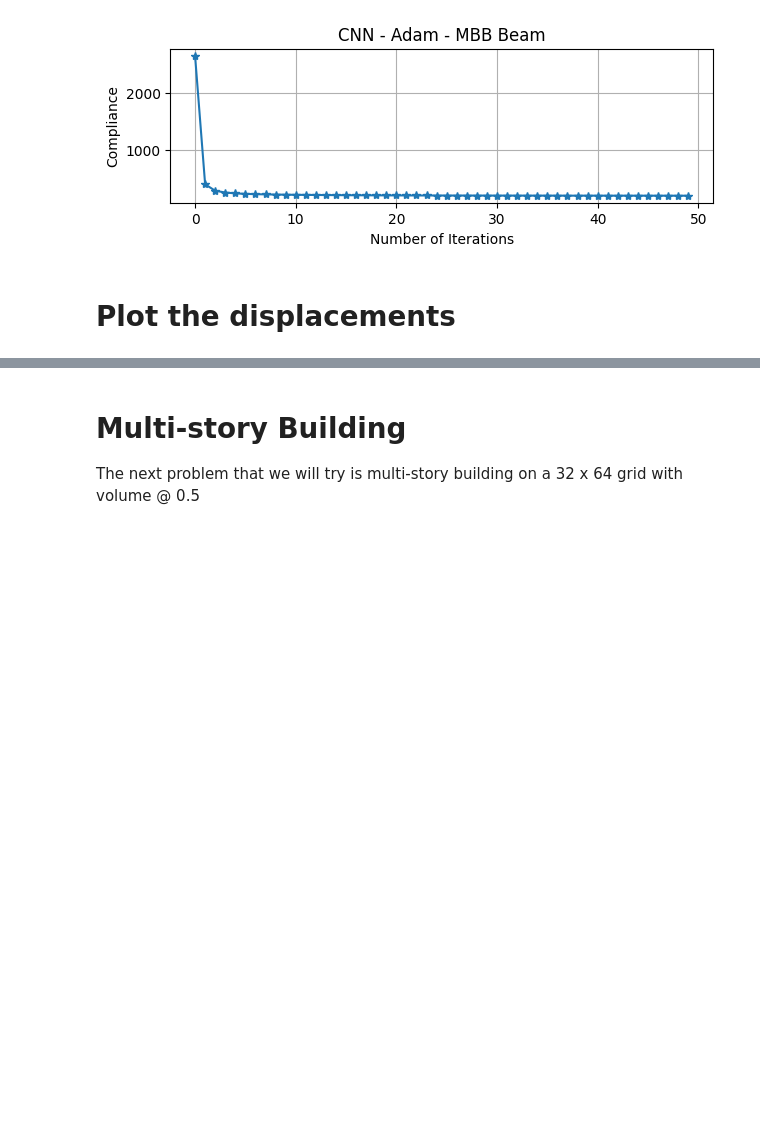
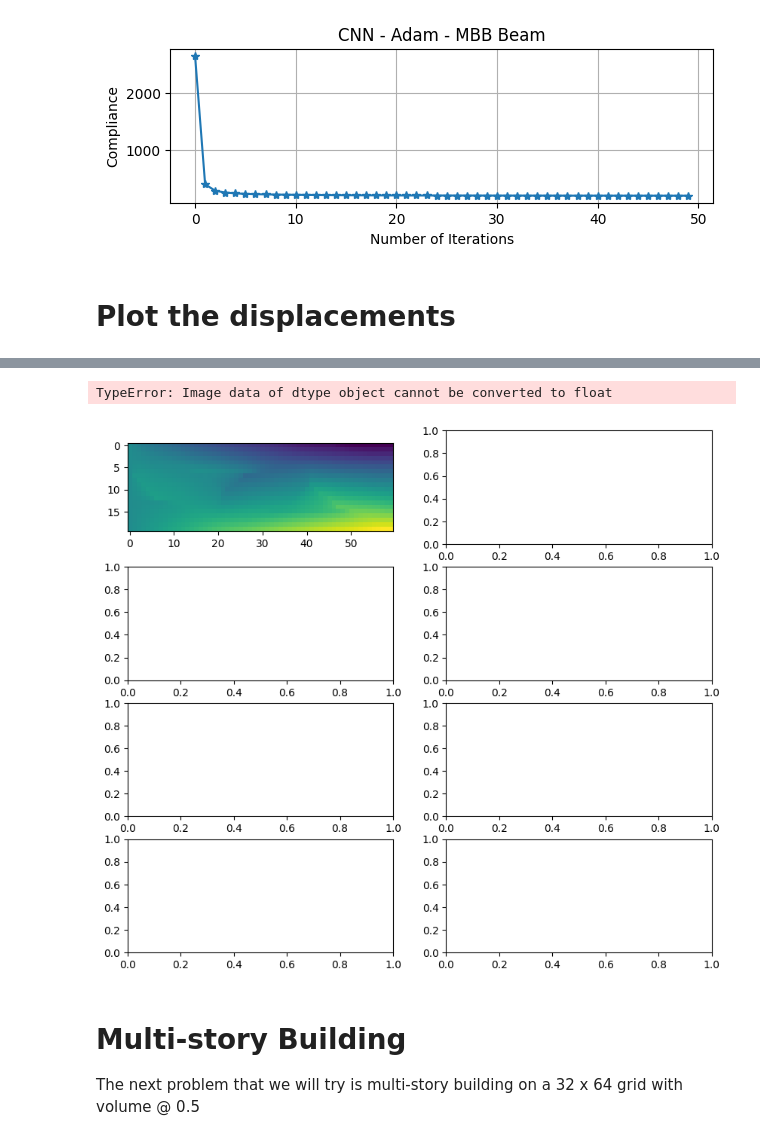
Before and after one commit to sun-umn/NCVX-Neural-Structural-Optimization, a Jupyter notebook: notebooks/Structural Optimization - CNN 🕋.ipynb, the cells around one changed output, grey strips where cells are left out. Saved outputs shown, nothing was run; the diff lists cells and outputs as text; code cells hidden in the pictures; blank space fills up the shorter version.

```diff
--- a/notebooks/Structural Optimization - CNN 🕋.ipynb
+++ b/notebooks/Structural Optimization - CNN 🕋.ipynb
@@ -157,3 +124,9 @@ fig.tight_layout()
+# %%
+final_displacement = u_matrix
+u
+# %% [output]
+TypeError: Image data of dtype object cannot be converted to float
+[figure, added]
 # %% [markdown]
 # Multi-story Building
 
```
Also changed, not shown: parts of 12 cells of this notebook, 1 other file.
